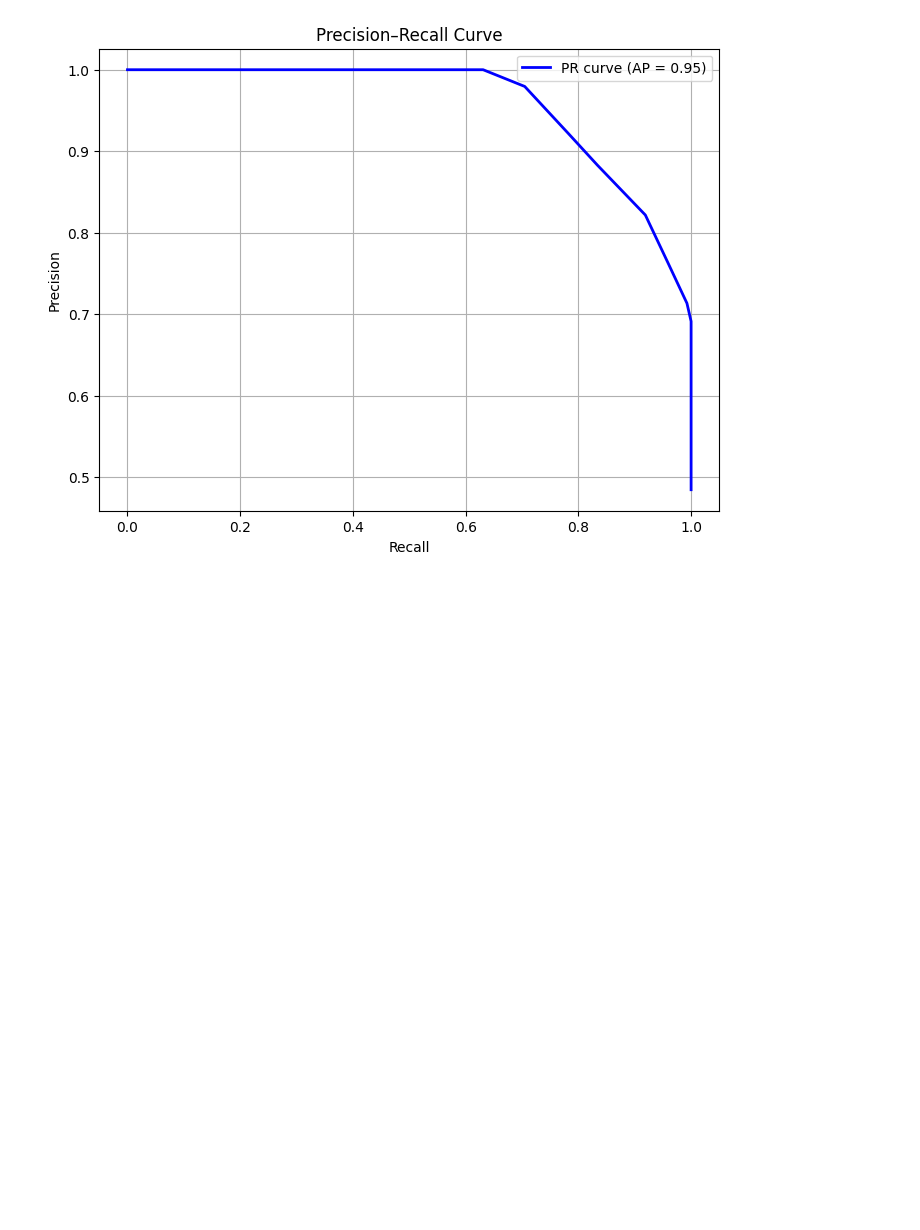
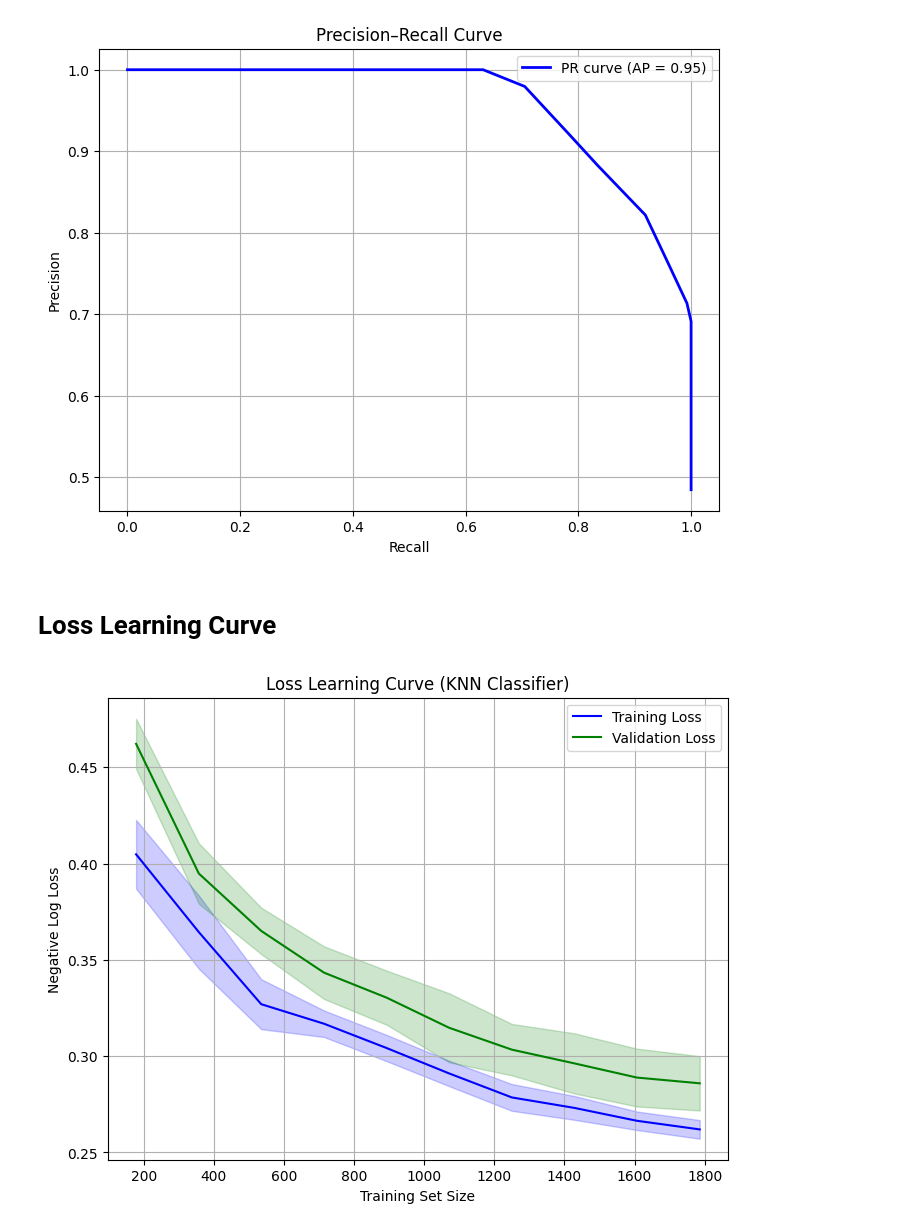
Before and after one commit to Deleon57/EDAR-Data, a Jupyter notebook: KNN(GFI).ipynb, the cells around one changed output. Saved outputs shown, nothing was run; the diff lists cells and outputs as text; code cells hidden in the pictures; blank space fills up the shorter version.

```diff
--- a/KNN(GFI).ipynb
+++ b/KNN(GFI).ipynb
@@ -350,3 +350,39 @@ plt.grid(True)
 plt.show()
 # %% [output]
 [figure]
+# %% [markdown]
+# Loss Learning Curve
+# %%
+from sklearn.model_selection import learning_curve
+from sklearn.metrics import log_loss
+
+train_sizes_loss, train_scores_loss, test_scores_scores = learning_curve(
+    estimator=knn,
+    X=X_train,
+    y=y_train,
+    cv=5,
+    scoring="neg_log_loss",
+    n_jobs=-1,
+    train_sizes=np.linspace(0.1, 1.0, 10),
+    random_state=42
+)
+
+train_loss_mean = -np.mean(train_scores_loss, axis=1)
+train_loss_std = np.std(train_scores_loss, axis=1)
+test_loss_mean = -np.mean(test_scores_scores, axis=1)
+test_loss_std = np.std(test_scores_scores, axis=1)
+
+plt.figure(figsize=(8, 6))
+plt.plot(train_sizes_loss, train_loss_mean, label="Training Loss", color="blue")
+plt.fill_between(train_sizes_loss, train_loss_mean - train_loss_std, train_loss_mean + train_loss_std, alpha=0.2, color="blue")
+plt.plot(train_sizes_loss, test_loss_mean, label="Validation Loss", color="green")
+plt.fill_between(train_sizes_loss, test_loss_mean - test_loss_std, test_loss_mean + test_loss_std, alpha=0.2, color="green")
+
+plt.title("Loss Learning Curve (KNN Classifier)")
+plt.xlabel("Training Set Size")
+plt.ylabel("Negative Log Loss")
+plt.legend(loc="best")
+plt.grid(True)
+plt.show()
+# %% [output]
+[figure, added]
```
Also changed, not shown: parts of 6 cells of this notebook.
